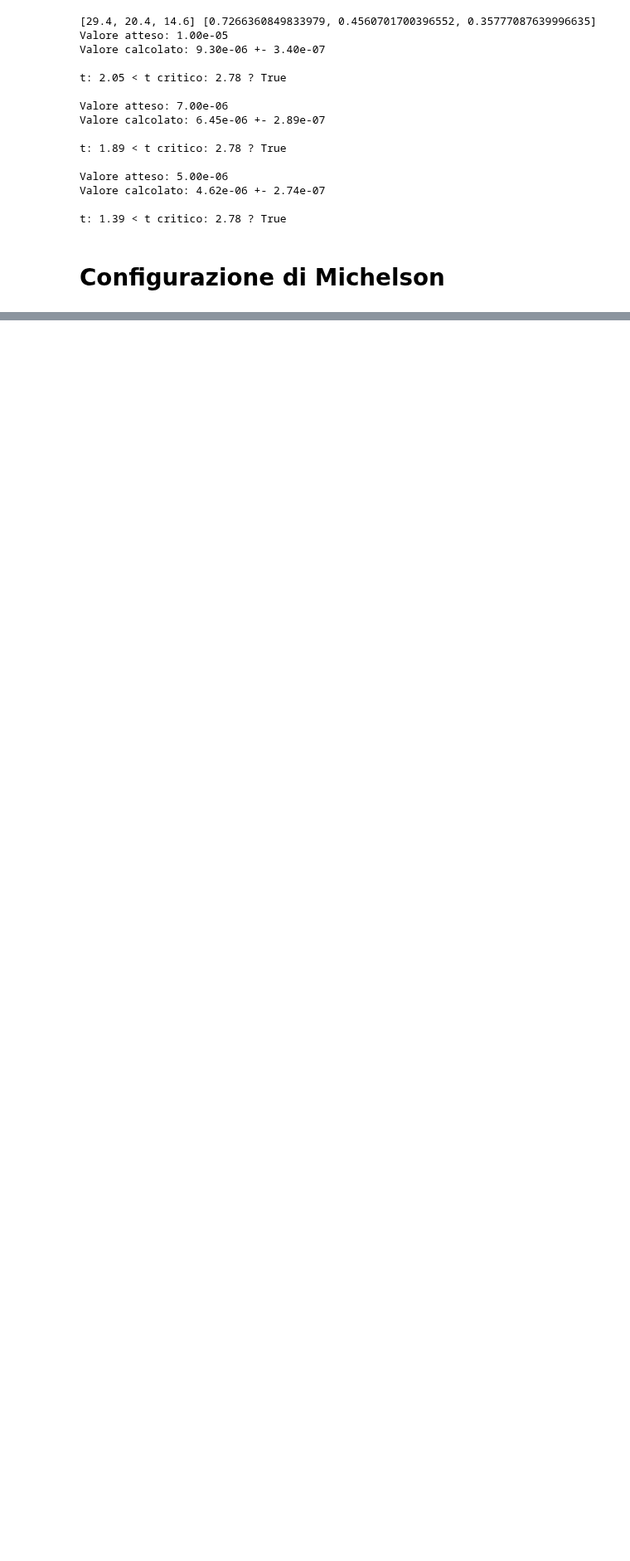
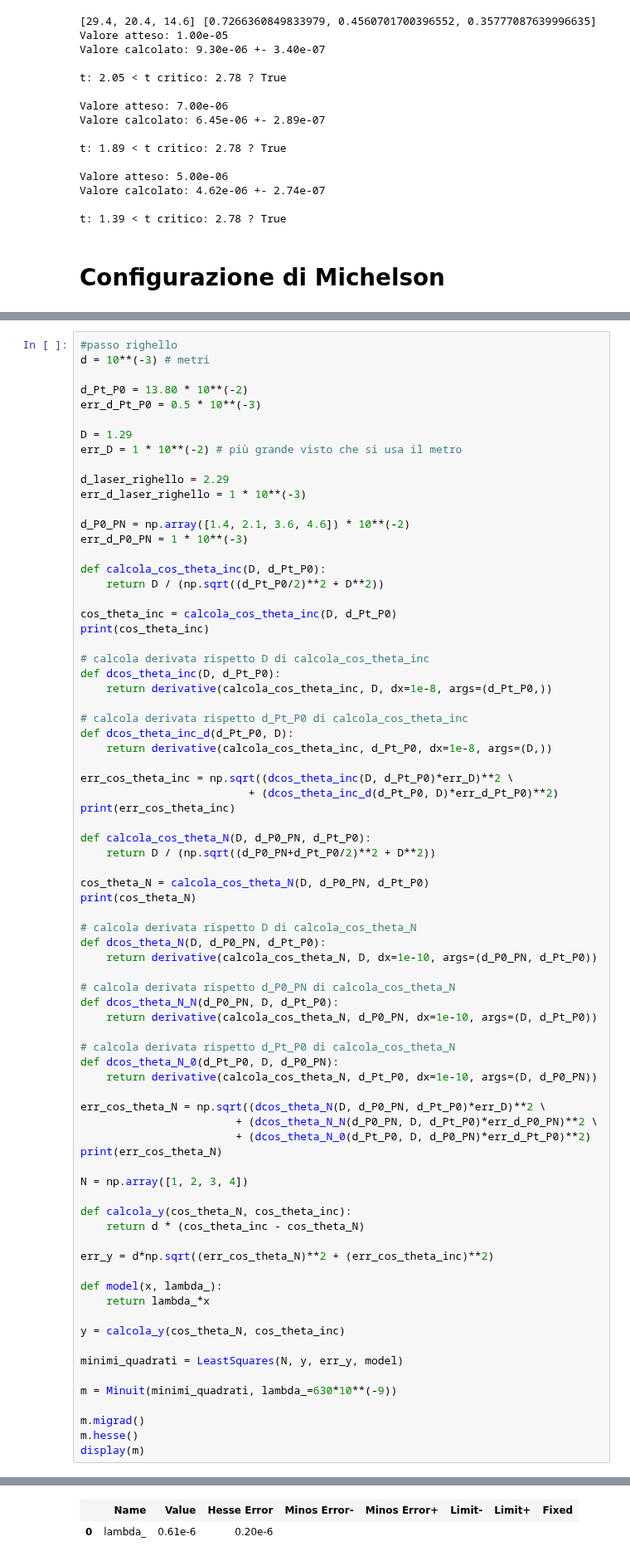
Before and after one commit to ARossiUnimib/Laboratorio-2---Gruppo-21-A.A.-2023-24, a Jupyter notebook: Notebooks/Interferometro.ipynb, the cells around one changed output, grey strips where cells are left out. Shown at 83% size. Drawn from its saved outputs; the diff is of its cells as text; blank space fills up the shorter version.

```diff
--- a/Notebooks/Interferometro.ipynb
+++ b/Notebooks/Interferometro.ipynb
@@ -221,0 +322,77 @@ t: 0.4414933742254073 > t critico: 2.7764451051977987 ? True
+# %%
+#passo righello
+d = 10**(-3) # metri
+
+d_Pt_P0 = 13.80 * 10**(-2)
+err_d_Pt_P0 = 0.5 * 10**(-3)
+
+D = 1.29
+err_D = 1 * 10**(-2) # più grande visto che si usa il metro
+
+d_laser_righello = 2.29
+err_d_laser_righello = 1 * 10**(-3)
+
+d_P0_PN = np.array([1.4, 2.1, 3.6, 4.6]) * 10**(-2)
+err_d_P0_PN = 1 * 10**(-3)
+
+def calcola_cos_theta_inc(D, d_Pt_P0):
+    return D / (np.sqrt((d_Pt_P0/2)**2 + D**2))
+
+cos_theta_inc = calcola_cos_theta_inc(D, d_Pt_P0)
+print(cos_theta_inc)
+
+# calcola derivata rispetto D di calcola_cos_theta_inc
+def dcos_theta_inc(D, d_Pt_P0):
+    return derivative(calcola_cos_theta_inc, D, dx=1e-8, args=(d_Pt_P0,))
+
+# calcola derivata rispetto d_Pt_P0 di calcola_cos_theta_inc
+def dcos_theta_inc_d(d_Pt_P0, D):
+    return derivative(calcola_cos_theta_inc, d_Pt_P0, dx=1e-8, args=(D,))
+
+err_cos_theta_inc = np.sqrt((dcos_theta_inc(D, d_Pt_P0)*err_D)**2 \
+                          + (dcos_theta_inc_d(d_Pt_P0, D)*err_d_Pt_P0)**2)
+print(err_cos_theta_inc)
+
+def calcola_cos_theta_N(D, d_P0_PN, d_Pt_P0):
+    return D / (np.sqrt((d_P0_PN+d_Pt_P0/2)**2 + D**2))
+
+cos_theta_N = calcola_cos_theta_N(D, d_P0_PN, d_Pt_P0)
+print(cos_theta_N)
+
+# calcola derivata rispetto D di calcola_cos_theta_N
+def dcos_theta_N(D, d_P0_PN, d_Pt_P0):
+    return derivative(calcola_cos_theta_N, D, dx=1e-10, args=(d_P0_PN, d_Pt_P0))
+
+# calcola derivata rispetto d_P0_PN di calcola_cos_theta_N
+def dcos_theta_N_N(d_P0_PN, D, d_Pt_P0):
+    return derivative(calcola_cos_theta_N, d_P0_PN, dx=1e-10, args=(D, d_Pt_P0))
+
+# calcola derivata rispetto d_Pt_P0 di calcola_cos_theta_N
+def dcos_theta_N_0(d_Pt_P0, D, d_P0_PN):
+    return derivative(calcola_cos_theta_N, d_Pt_P0, dx=1e-10, args=(D, d_P0_PN))
+
+err_cos_theta_N = np.sqrt((dcos_theta_N(D, d_P0_PN, d_Pt_P0)*err_D)**2 \
+                        + (dcos_theta_N_N(d_P0_PN, D, d_Pt_P0)*err_d_P0_PN)**2 \
+                        + (dcos_theta_N_0(d_Pt_P0, D, d_P0_PN)*err_d_Pt_P0)**2)
+print(err_cos_theta_N)
+
+N = np.array([1, 2, 3, 4])
+
+def calcola_y(cos_theta_N, cos_theta_inc):
+    return d * (cos_theta_inc - cos_theta_N)
+
+err_y = d*np.sqrt((err_cos_theta_N)**2 + (err_cos_theta_inc)**2)
+
+def model(x, lambda_):
+    return lambda_*x
+
+y = calcola_y(cos_theta_N, cos_theta_inc)
+
+minimi_quadrati = LeastSquares(N, y, err_y, model)
+
+m = Minuit(minimi_quadrati, lambda_=630*10**(-9))
+
+m.migrad()
+m.hesse()
+display(m)
+# %% [output]
@@ -221,0 +409,2 @@ t: 0.4414933742254073 > t critico: 2.7764451051977987 ? True
+|  | Name | Value | Hesse Error | Minos Error- | Minos Error+ | Limit- | Limit+ | Fixed |
+| 0 | lambda_ | 0.61e-6 | 0.20e-6 |  |  |  |  |  |
```
Also changed, not shown: parts of 6 cells of this notebook, 2 other files.
